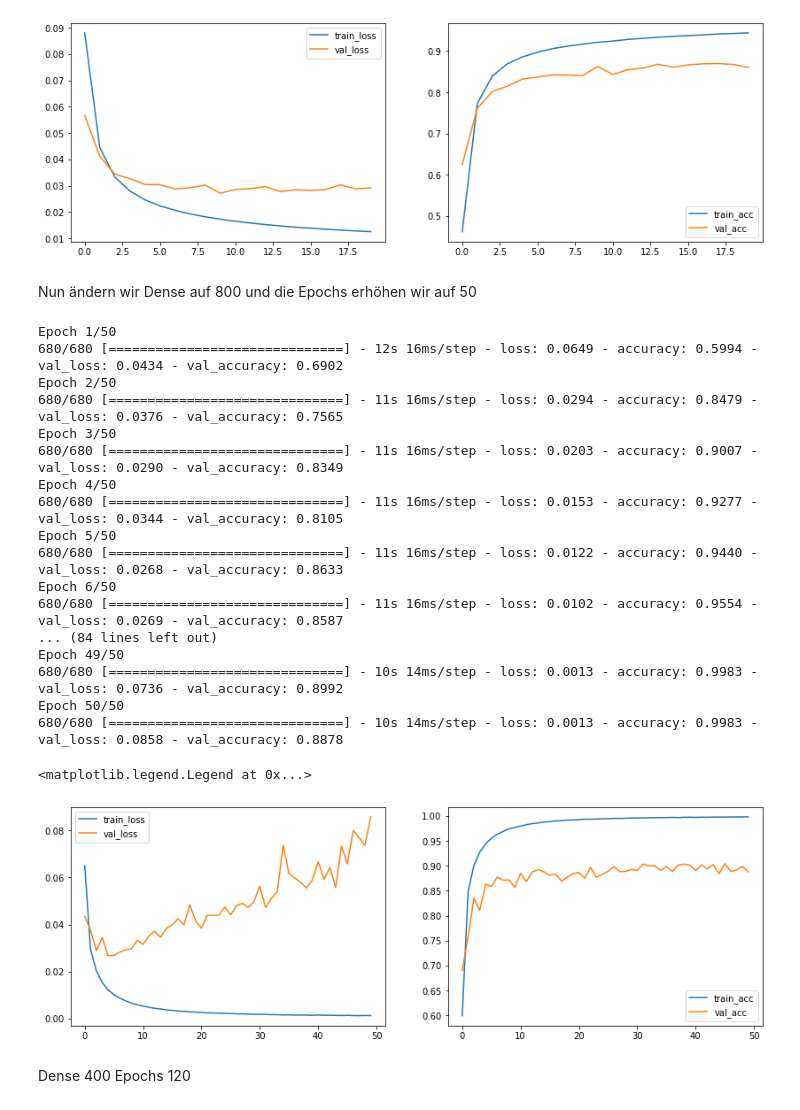
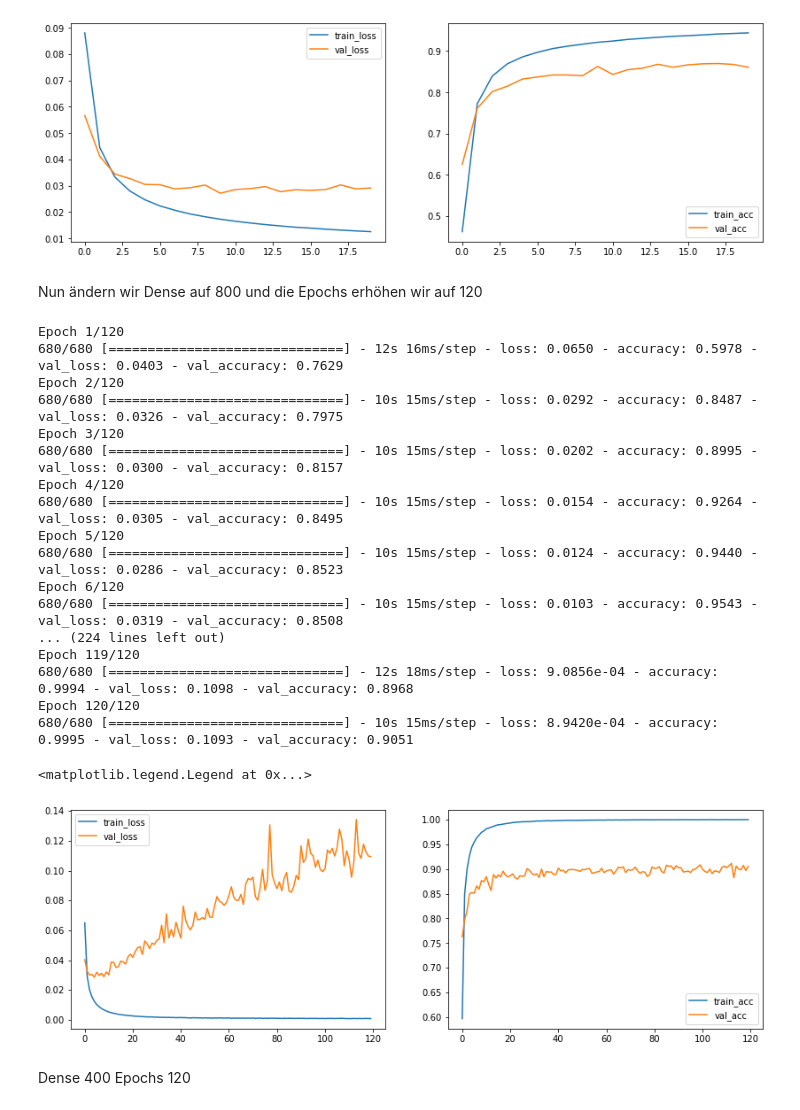
Before and after one commit to nmaaiken/neuro_modularbeit, a Jupyter notebook: 3_Layer_MLP.ipynb, the cells around one changed output. Cells and saved outputs as stored; diff of their text form; code cells hidden in the pictures.

```diff
--- a/3_Layer_MLP.ipynb
+++ b/3_Layer_MLP.ipynb
@@ -175,60 +175,60 @@ Epoch 20/20
 <matplotlib.legend.Legend at 0x...>
 [figure]
 # %% [markdown]
-Nun ändern wir Dense auf 800 und die Epochs erhöhen wir auf 50
+Nun ändern wir Dense auf 800 und die Epochs erhöhen wir auf 120
 # %%
-# New Dense 800, epochs 50
+# New Dense 800, epochs 120
 
 # Definition Topologie des Netzes
 three_layer_mlp = Sequential()
 three_layer_mlp.add(Dense(800, activation ='relu', input_dim=1024))
 three_layer_mlp.add(Dense(43, activation='softmax'))
 
 #Lernprozess konfigurieren
 three_layer_mlp.compile(loss='binary_crossentropy',
               optimizer='rmsprop',
               metrics=['accuracy'])
 
 # Modell trainieren
 three_layer_mlp_history = three_layer_mlp.fit(x_train_gray, y_train_gray,
-          epochs=50, #Anzahl Trainingsepochen
+          epochs=120, #Anzahl Trainingsepochen
           batch_size=128, #Batch-Size
           verbose=1,
           validation_data=(x_test_gray, y_test_gray)) #print Ausgabe des Trainingsverlaufes 0=nein 1=ja
 
 #plt.plot(dnn_no_dropout_history.history['accuracy'], label='train_acc')
 #plt.plot(dnn_no_dropout_history.history['val_accuracy'], label='val_acc')
 plt.figure(figsize=(14,10))
 
 plt.subplot(221)
 plt.plot(three_layer_mlp_history.history['loss'], label='train_loss')
 plt.plot(three_layer_mlp_history.history['val_loss'], label='val_loss')
 plt.legend(['train_loss', 'val_loss'])
 
 plt.subplot(222)
 plt.plot(three_layer_mlp_history.history['accuracy'], label='train_acc')
 plt.plot(three_layer_mlp_history.history['val_accuracy'], label='val_acc')
 plt.legend(['train_acc', 'val_acc'])
 # %% [output]
-Epoch 1/50
-680/680 [==============================] - 12s 16ms/step - loss: 0.0649 - accuracy: 0.5994 - val_loss: 0.0434 - val_accuracy: 0.6902
-Epoch 2/50
-680/680 [==============================] - 11s 16ms/step - loss: 0.0294 - accuracy: 0.8479 - val_loss: 0.0376 - val_accuracy: 0.7565
-Epoch 3/50
-680/680 [==============================] - 11s 16ms/step - loss: 0.0203 - accuracy: 0.9007 - val_loss: 0.0290 - val_accuracy: 0.8349
-Epoch 4/50
-680/680 [==============================] - 11s 16ms/step - loss: 0.0153 - accuracy: 0.9277 - val_loss: 0.0344 - val_accuracy: 0.8105
-Epoch 5/50
-680/680 [==============================] - 11s 16ms/step - loss: 0.0122 - accuracy: 0.9440 - val_loss: 0.0268 - val_accuracy: 0.8633
-Epoch 6/50
-680/680 [==============================] - 11s 16ms/step - loss: 0.0102 - accuracy: 0.9554 - val_loss: 0.0269 - val_accuracy: 0.8587
-... (84 lines left out)
-Epoch 49/50
-680/680 [==============================] - 10s 14ms/step - loss: 0.0013 - accuracy: 0.9983 - val_loss: 0.0736 - val_accuracy: 0.8992
-Epoch 50/50
-680/680 [==============================] - 10s 14ms/step - loss: 0.0013 - accuracy: 0.9983 - val_loss: 0.0858 - val_accuracy: 0.8878
+Epoch 1/120
+680/680 [==============================] - 12s 16ms/step - loss: 0.0650 - accuracy: 0.5978 - val_loss: 0.0403 - val_accuracy: 0.7629
+Epoch 2/120
+680/680 [==============================] - 10s 15ms/step - loss: 0.0292 - accuracy: 0.8487 - val_loss: 0.0326 - val_accuracy: 0.7975
+Epoch 3/120
+680/680 [==============================] - 10s 15ms/step - loss: 0.0202 - accuracy: 0.8995 - val_loss: 0.0300 - val_accuracy: 0.8157
+Epoch 4/120
+680/680 [==============================] - 10s 15ms/step - loss: 0.0154 - accuracy: 0.9264 - val_loss: 0.0305 - val_accuracy: 0.8495
+Epoch 5/120
+680/680 [==============================] - 10s 15ms/step - loss: 0.0124 - accuracy: 0.9440 - val_loss: 0.0286 - val_accuracy: 0.8523
+Epoch 6/120
+680/680 [==============================] - 10s 15ms/step - loss: 0.0103 - accuracy: 0.9543 - val_loss: 0.0319 - val_accuracy: 0.8508
+... (224 lines left out)
+Epoch 119/120
+680/680 [==============================] - 12s 18ms/step - loss: 9.0856e-04 - accuracy: 0.9994 - val_loss: 0.1098 - val_accuracy: 0.8968
+Epoch 120/120
+680/680 [==============================] - 10s 15ms/step - loss: 8.9420e-04 - accuracy: 0.9995 - val_loss: 0.1093 - val_accuracy: 0.9051
 <matplotlib.legend.Legend at 0x...>
-[figure, old version]
+[figure, new version]
 # %% [markdown]
 Dense 400 Epochs 120
 # %%
```
Also changed, not shown: parts of 27 cells of this notebook.
